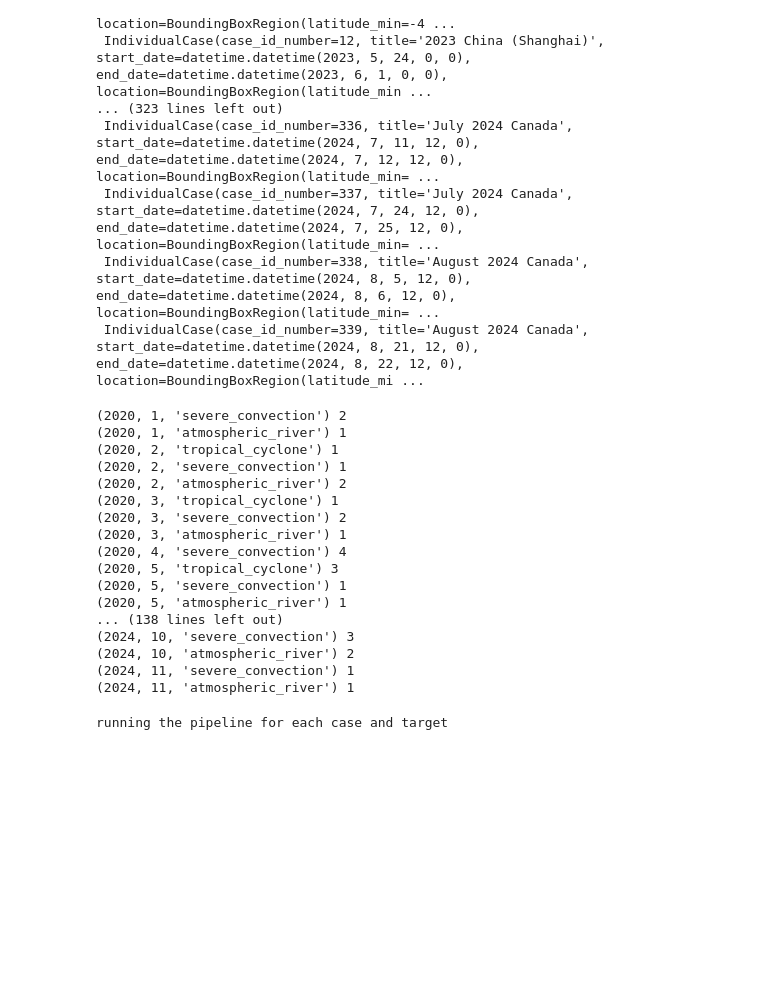
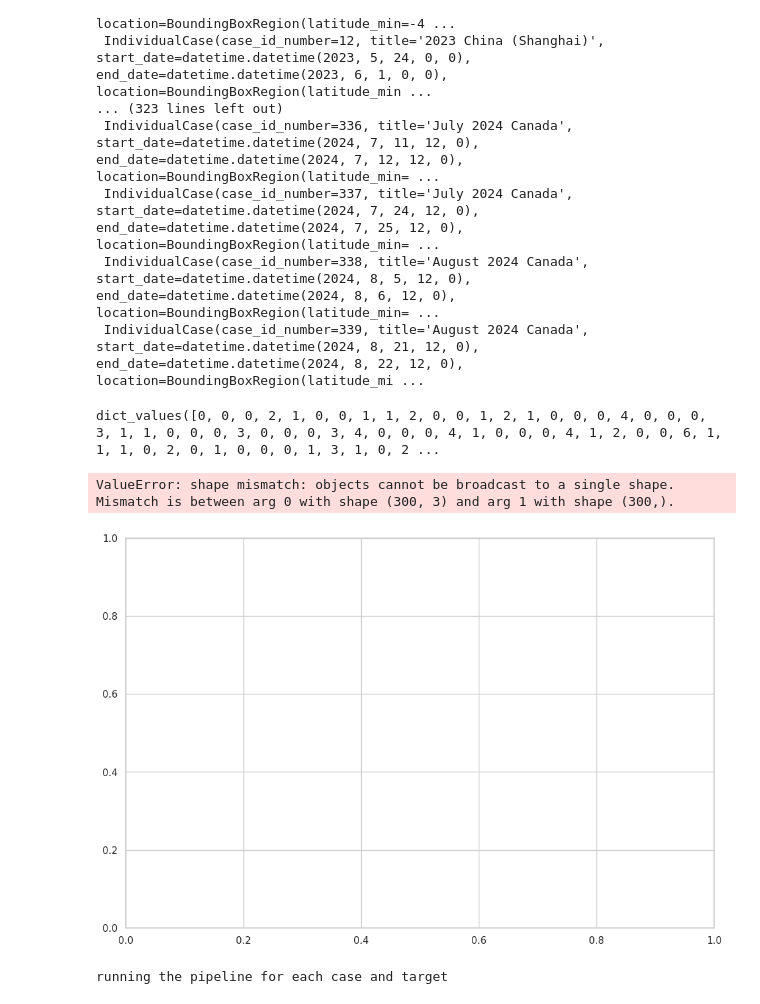
Before and after one commit to amymcgovern/extreme-weather-bench-paper, a Jupyter notebook: src/plots/figure1.ipynb, the cells around one changed output. Cells and saved outputs as stored; diff of their text form; code cells hidden in the pictures; blank space fills up the shorter version.

```diff
--- a/src/plots/figure1.ipynb
+++ b/src/plots/figure1.ipynb
@@ -64,38 +64,29 @@ ewb_cases.cases
 # %%
 counts_by_month_and_type = {}
 years = range(2020, 2025)
 months = range(1, 13)
 event_types = ['heat_wave', 'freeze', 'tropical_cyclone', 'severe_convection', 'atmospheric_river']
 for year in years:
     for month in months:
         for event_type in event_types:
             counts_by_month_and_type[(year, month, event_type)] = 0
 
 for case in ewb_cases.cases:
     counts_by_month_and_type[(case.start_date.year, case.start_date.month, case.event_type)] += 1
 
 # print all dates with counts greater than 0
-for date, count in counts_by_month_and_type.items():
-    if count > 0:
-        print(date, count)
+# for date, count in counts_by_month_and_type.items():
+#     if count > 0:
+#         print(date, count)
+
+# make a stacked bar chart of the counts by month and event type
+plt.figure(figsize=(12, 8))
+plt.bar(counts_by_month_and_type.keys(), counts_by_month_and_type.values())
+plt.show()
 # %% [output]
-(2020, 1, 'severe_convection') 2
-(2020, 1, 'atmospheric_river') 1
-(2020, 2, 'tropical_cyclone') 1
-(2020, 2, 'severe_convection') 1
-(2020, 2, 'atmospheric_river') 2
-(2020, 3, 'tropical_cyclone') 1
-(2020, 3, 'severe_convection') 2
-(2020, 3, 'atmospheric_river') 1
-(2020, 4, 'severe_convection') 4
-(2020, 5, 'tropical_cyclone') 3
-(2020, 5, 'severe_convection') 1
-(2020, 5, 'atmospheric_river') 1
-... (138 lines left out)
-(2024, 10, 'severe_convection') 3
-(2024, 10, 'atmospheric_river') 2
-(2024, 11, 'severe_convection') 1
-(2024, 11, 'atmospheric_river') 1
+dict_values([0, 0, 0, 2, 1, 0, 0, 1, 1, 2, 0, 0, 1, 2, 1, 0, 0, 0, 4, 0, 0, 0, 3, 1, 1, 0, 0, 0, 3, 0, 0, 0, 3, 4, 0, 0, 0, 4, 1, 0, 0, 0, 4, 1, 2, 0, 0, 6, 1, 1, 1, 0, 2, 0, 1, 0, 0, 0, 1, 3, 1, 0, 2 ...
+ValueError: shape mismatch: objects cannot be broadcast to a single shape.  Mismatch is between arg 0 with shape (300, 3) and arg 1 with shape (300,).
+[figure, added]
 # %%
 
 # to plot the targets, we need to run the pipeline for each case and target
```
Also changed, not shown: 3 other files.
